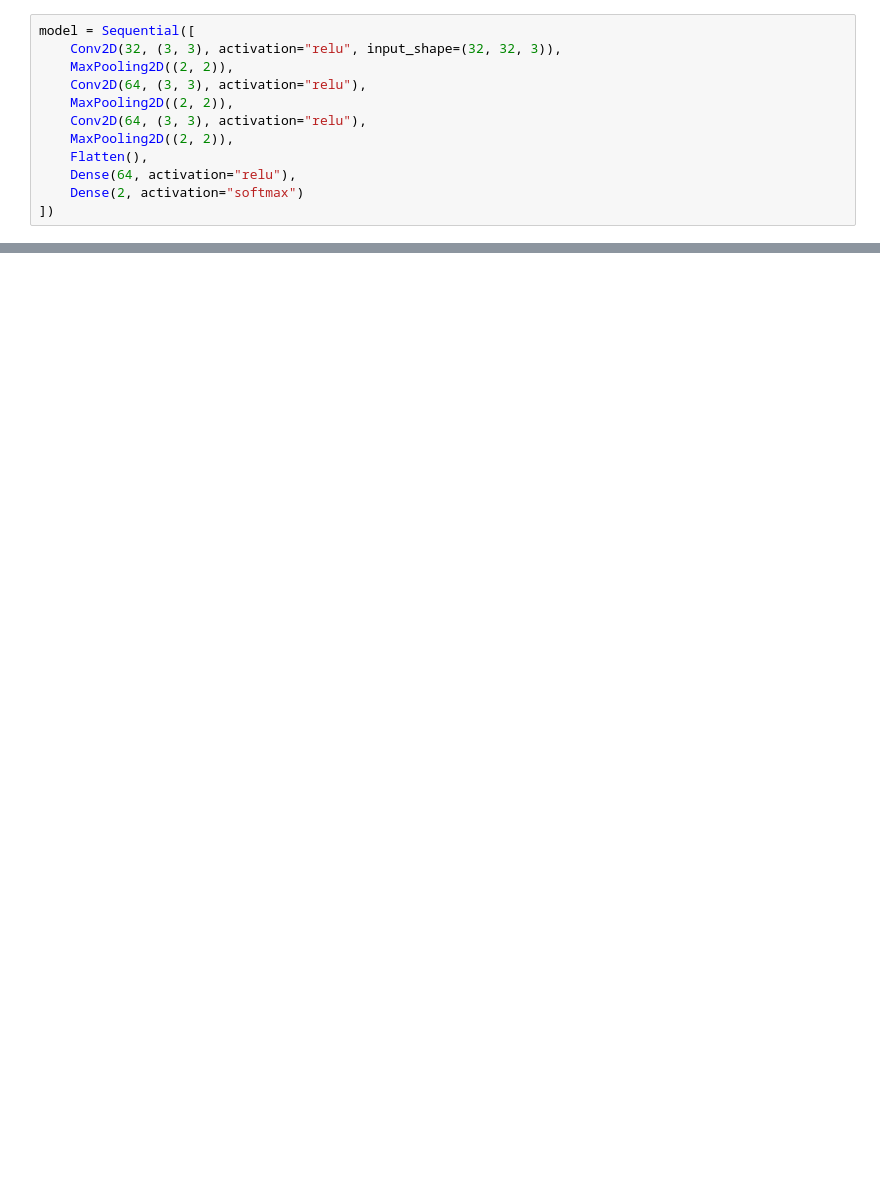
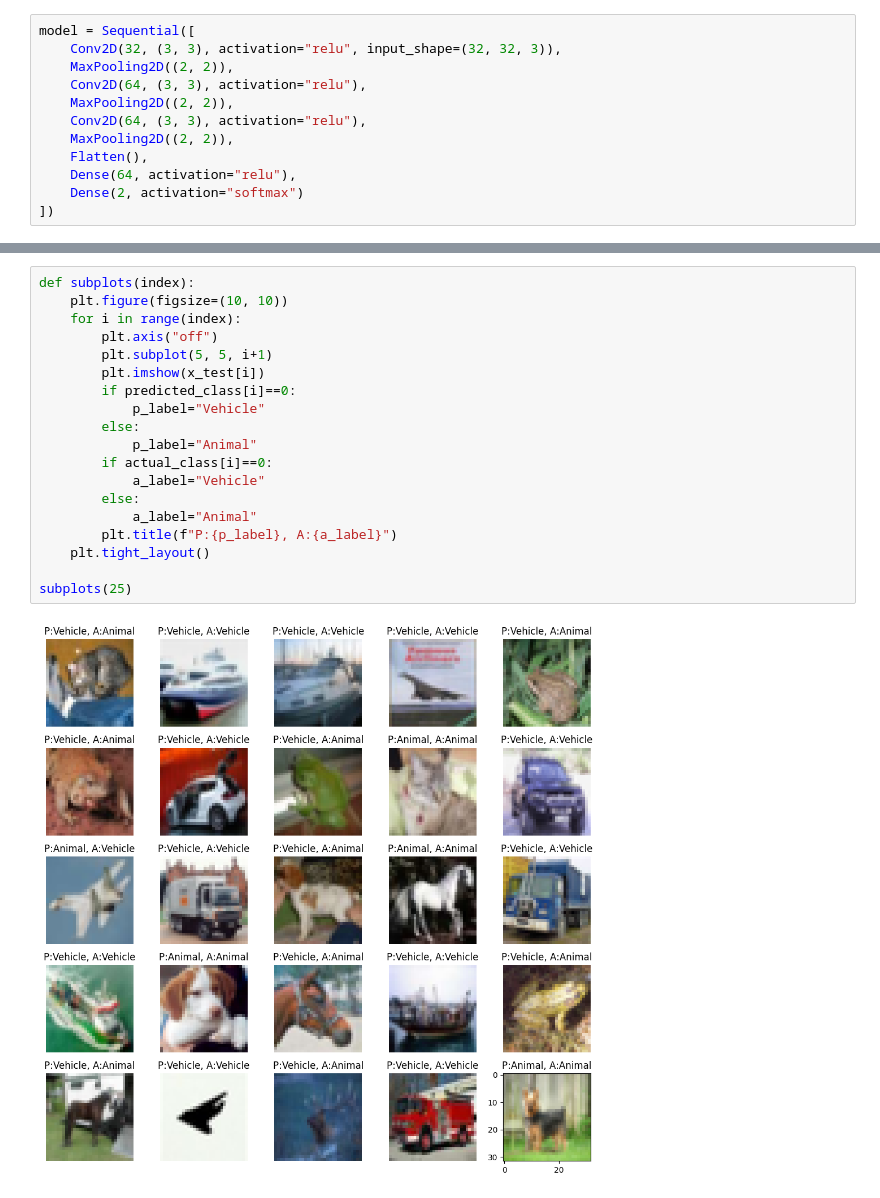
Before and after one commit to demiruns/CNN, a Jupyter notebook: CNN.ipynb, the cells around one changed output, grey strips where cells are left out. Saved outputs shown, nothing was run; the diff lists cells and outputs as text; blank space fills up the shorter version.

```diff
--- a/CNN.ipynb
+++ b/CNN.ipynb
@@ -45,0 +104,21 @@ model = Sequential([
+# %%
+def subplots(index):
+    plt.figure(figsize=(10, 10))
+    for i in range(index):
+        plt.axis("off")
+        plt.subplot(5, 5, i+1)
+        plt.imshow(x_test[i])
+        if predicted_class[i]==0:
+            p_label="Vehicle"
+        else:
+            p_label="Animal"
+        if actual_class[i]==0:
+            a_label="Vehicle"
+        else:
+            a_label="Animal"
+        plt.title(f"P:{p_label}, A:{a_label}")
+    plt.tight_layout()
+
+subplots(25)
+# %% [output]
+[figure, added]
```
Also changed, not shown: parts of 8 cells of this notebook.
